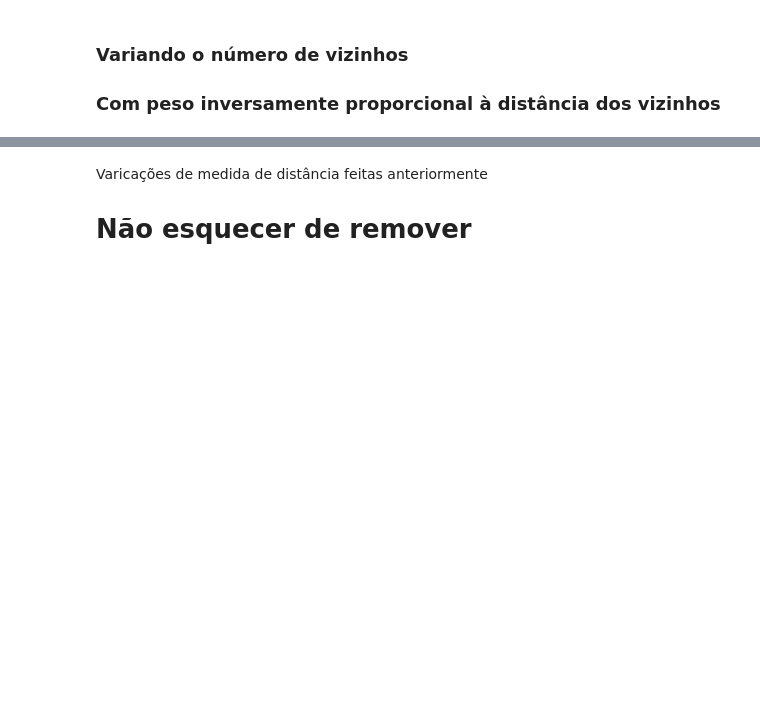
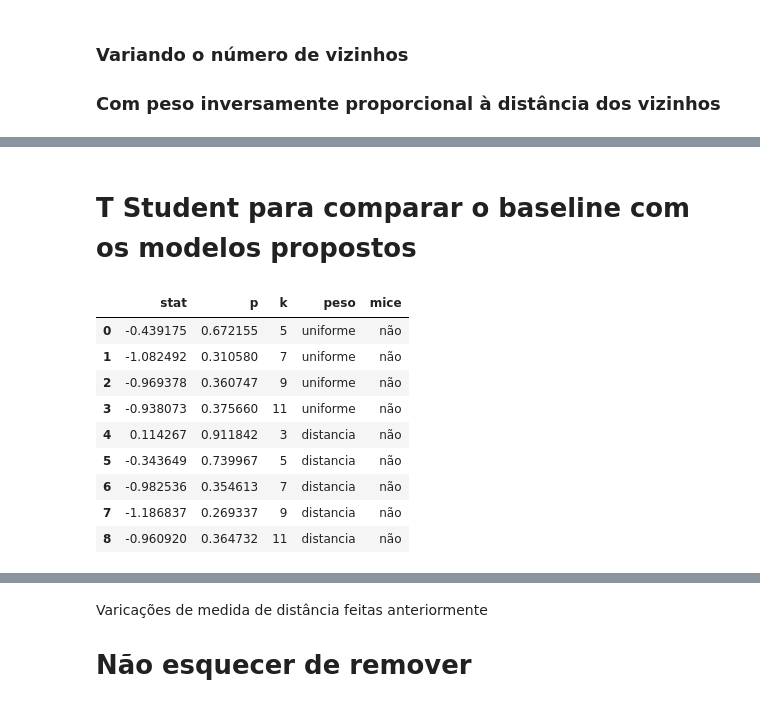
Before and after one commit to Larilw/T2_ICD, a Jupyter notebook: trabalho2.ipynb, the cells around one changed output, grey strips where cells are left out. Cells and saved outputs as stored; diff of their text form; code cells hidden in the pictures; blank space fills up the shorter version.

```diff
--- a/trabalho2.ipynb
+++ b/trabalho2.ipynb
@@ -394,7 +360,7 @@ Acurácia média n5: 74.22%
 # %%
 knn_n7 = KNeighborsClassifier(n_neighbors=7, metric='euclidean', weights='distance')
 
-acuracia_n7 = []
+acuracia_n7_distancia = []
 
 for i, (train_index, test_index) in enumerate(kf.split(X_default)):
     X_train, X_test = X_default.iloc[train_index], X_default.iloc[test_index]
@@ -406,11 +372,11 @@ for i, (train_index, test_index) in enumerate(kf.split(X_default)):
 
     acuracia = accuracy_score(y_test, y_pred1)
 
-    acuracia_n7.append(acuracia)
+    acuracia_n7_distancia.append(acuracia)
 
     print(f"Fold {i}: {acuracia*100.0:.2f}%")
 
-acuracia_media_n7 = sum(acuracia_n7) / len(acuracia_n7) * 100
+acuracia_media_n7 = sum(acuracia_n7_distancia) / len(acuracia_n7_distancia) * 100
 
 
 print("Acurácia média n7: {:.2f}%".format(acuracia_media_n7))
@@ -431,7 +392,7 @@ Acurácia média n7: 75.00%
 # %%
 knn_n9 = KNeighborsClassifier(n_neighbors=9, metric='euclidean', weights='distance')
 
-acuracia_n9 = []
+acuracia_n9_distancia = []
 
 for i, (train_index, test_index) in enumerate(kf.split(X_default)):
     X_train, X_test = X_default.iloc[train_index], X_default.iloc[test_index]
@@ -443,11 +404,11 @@ for i, (train_index, test_index) in enumerate(kf.split(X_default)):
 
     acuracia = accuracy_score(y_test, y_pred1)
 
-    acuracia_n9.append(acuracia)
+    acuracia_n9_distancia.append(acuracia)
 
     print(f"Fold {i}: {acuracia*100.0:.2f}%")
 
-acuracia_media_n9 = sum(acuracia_n9) / len(acuracia_n9) * 100
+acuracia_media_n9 = sum(acuracia_n9_distancia) / len(acuracia_n9_distancia) * 100
 
 
 print("Acurácia média n9: {:.2f}%".format(acuracia_media_n9))
@@ -468,7 +424,7 @@ Acurácia média n9: 75.13%
 # %%
 knn_n11 = KNeighborsClassifier(n_neighbors=11, metric='euclidean', weights='distance')
 
-acuracia_n11 = []
+acuracia_n11_distancia = []
 
 for i, (train_index, test_index) in enumerate(kf.split(X_default)):
     X_train, X_test = X_default.iloc[train_index], X_default.iloc[test_index]
@@ -480,11 +436,11 @@ for i, (train_index, test_index) in enumerate(kf.split(X_default)):
 
     acuracia = accuracy_score(y_test, y_pred1)
 
-    acuracia_n11.append(acuracia)
+    acuracia_n11_distancia.append(acuracia)
 
     print(f"Fold {i}: {acuracia*100.0:.2f}%")
 
-acuracia_media_n11 = sum(acuracia_n11) / len(acuracia_n11) * 100
+acuracia_media_n11 = sum(acuracia_n11_distancia) / len(acuracia_n11_distancia) * 100
 
 
 print("Acurácia média n11: {:.2f}%".format(acuracia_media_n11))
@@ -848,0 +783,55 @@ Acurácia média n9 utilizando mice: 76.17%
+# %% [markdown]
+# T Student para comparar o baseline com os modelos propostos
+# %%
+colunas = {'stat': [], 'p':[], 'k':[], 'peso':[], 'mice':[]}
+
+t_student_sem_mice = pd.DataFrame(colunas)
+
+# Para k=5 e peso uniforme
+stat, p = ttest_ind(acuracia_default_sem_mice, acuracia_n5_uniforme)
+t_student_sem_mice.loc[len(t_student_sem_mice)] = [stat, p, 5, 'uniforme', 'não']
+
+# Para k=7 e peso uniforme
+stat, p = ttest_ind(acuracia_default_sem_mice, acuracia_n7_uniforme)
+t_student_sem_mice.loc[len(t_student_sem_mice)] = [stat, p, 7, 'uniforme', 'não']
+
+# Para k=9 e peso uniforme
+stat, p = ttest_ind(acuracia_default_sem_mice, acuracia_n9_uniforme)
+t_student_sem_mice.loc[len(t_student_sem_mice)] = [stat, p, 9, 'uniforme', 'não']
+
+# Para k=11 e peso uniforme
+stat, p = ttest_ind(acuracia_default_sem_mice, acuracia_n11_uniforme)
+t_student_sem_mice.loc[len(t_student_sem_mice)] = [stat, p, 11, 'uniforme', 'não']
+
+# Para k=3 e peso proporcional à distância
+stat, p = ttest_ind(acuracia_default_sem_mice, acuracia_n3_distancia)
+t_student_sem_mice.loc[len(t_student_sem_mice)] = [stat, p, 3, 'distancia', 'não']
+
+# Para k=5 e peso proporcional à distância
+stat, p = ttest_ind(acuracia_default_sem_mice, acuracia_n5_distancia)
+t_student_sem_mice.loc[len(t_student_sem_mice)] = [stat, p, 5, 'distancia', 'não']
+
+# Para k=7 e peso proporcional à distância
+stat, p = ttest_ind(acuracia_default_sem_mice, acuracia_n7_distancia)
+t_student_sem_mice.loc[len(t_student_sem_mice)] = [stat, p, 7, 'distancia', 'não']
+
+# Para k=9 e peso proporcional à distância
+stat, p = ttest_ind(acuracia_default_sem_mice, acuracia_n9_distancia)
+t_student_sem_mice.loc[len(t_student_sem_mice)] = [stat, p, 9, 'distancia', 'não']
+
+# Para k=11 e peso proporcional à distância
+stat, p = ttest_ind(acuracia_default_sem_mice, acuracia_n11_distancia)
+t_student_sem_mice.loc[len(t_student_sem_mice)] = [stat, p, 11, 'distancia', 'não']
+
+t_student_sem_mice
+# %% [output]
+|  | stat | p | k | peso | mice |
+| 0 | -0.439175 | 0.672155 | 5 | uniforme | não |
+| 1 | -1.082492 | 0.310580 | 7 | uniforme | não |
+| 2 | -0.969378 | 0.360747 | 9 | uniforme | não |
+| 3 | -0.938073 | 0.375660 | 11 | uniforme | não |
+| 4 | 0.114267 | 0.911842 | 3 | distancia | não |
+| 5 | -0.343649 | 0.739967 | 5 | distancia | não |
+| 6 | -0.982536 | 0.354613 | 7 | distancia | não |
+| 7 | -1.186837 | 0.269337 | 9 | distancia | não |
+| 8 | -0.960920 | 0.364732 | 11 | distancia | não |
```
Also changed, not shown: parts of 46 cells of this notebook.
